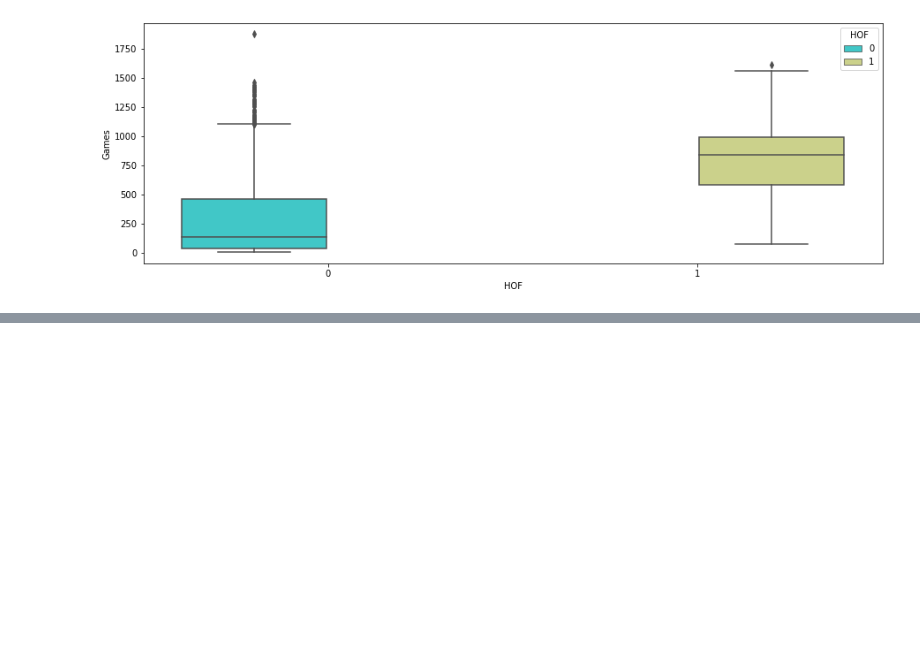
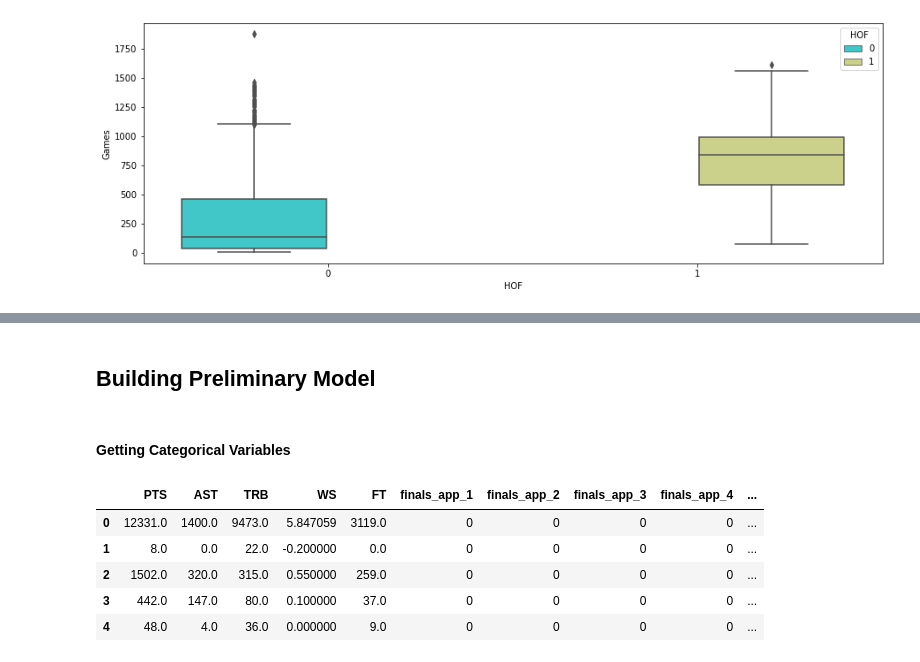
Before and after one commit to Mynusjanai/nba-hof-pred, a Jupyter notebook: nba_hof_workbook.ipynb, the cells around one changed output, grey strips where cells are left out. Saved outputs shown, nothing was run; the diff lists cells and outputs as text; code cells hidden in the pictures; blank space fills up the shorter version.

```diff
--- a/nba_hof_workbook.ipynb
+++ b/nba_hof_workbook.ipynb
@@ -400,0 +459,20 @@ nba_total.sort_values(by = 'AST', ascending = False)
+# %% [markdown]
+## Building Preliminary Model
+# %% [markdown]
+#### Getting Categorical Variables
+# %%
+feature_cols = ['finals_app', 'all_star_app', 'PTS', 'AST', 'TRB', 'WS', 'FT']
+# %%
+model_df = nba_total[feature_cols]
+y = nba_total['HOF']
+
+X = pd.get_dummies(model_df, columns = ['finals_app', 'all_star_app'], drop_first = True)
+# %%
+X.head()
+# %% [output]
+|  | PTS | AST | TRB | WS | FT | finals_app_1 | finals_app_2 | finals_app_3 | finals_app_4 | ... |
+| 0 | 12331.0 | 1400.0 | 9473.0 | 5.847059 | 3119.0 | 0 | 0 | 0 | 0 | ... |
+| 1 | 8.0 | 0.0 | 22.0 | -0.200000 | 0.0 | 0 | 0 | 0 | 0 | ... |
+| 2 | 1502.0 | 320.0 | 315.0 | 0.550000 | 259.0 | 0 | 0 | 0 | 0 | ... |
+| 3 | 442.0 | 147.0 | 80.0 | 0.100000 | 37.0 | 0 | 0 | 0 | 0 | ... |
+| 4 | 48.0 | 4.0 | 36.0 | 0.000000 | 9.0 | 0 | 0 | 0 | 0 | ... |
```
Also changed, not shown: parts of 23 cells of this notebook.
